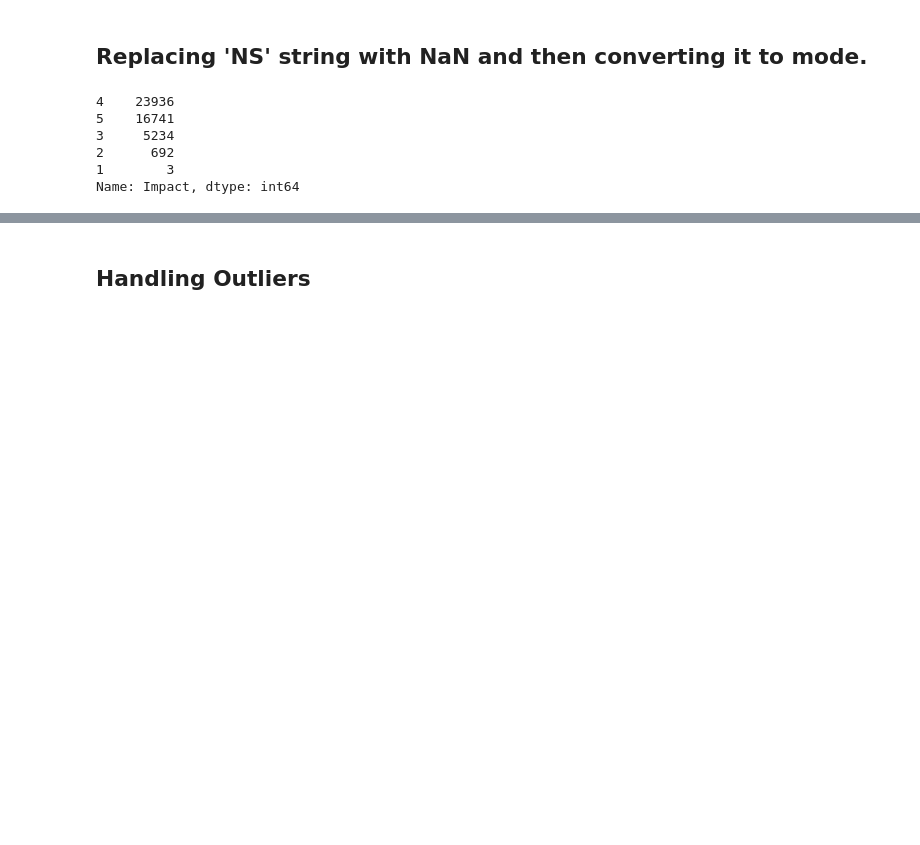
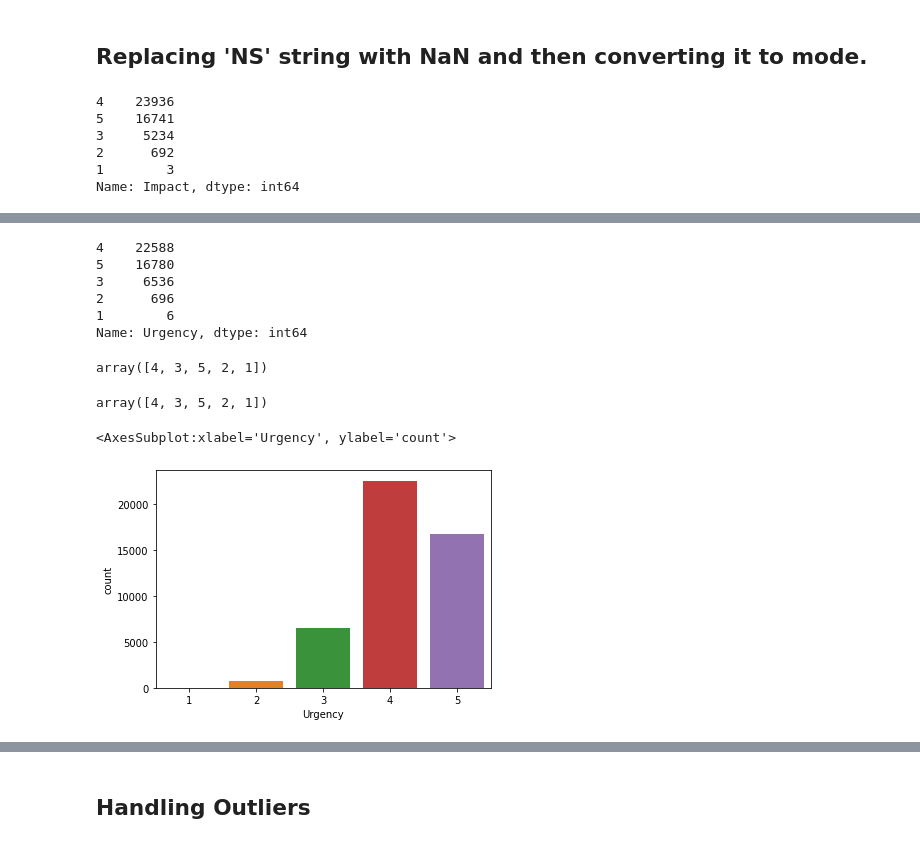
Before and after one commit to Abhi311509/ABC-Tech, a Jupyter notebook: ABC_Tech.ipynb, the cells around one changed output, grey strips where cells are left out. Cells and saved outputs as stored; diff of their text form; code cells hidden in the pictures; blank space fills up the shorter version.

```diff
--- a/ABC_Tech.ipynb
+++ b/ABC_Tech.ipynb
@@ -372,3 +372,6 @@ data['Impact'].value_counts()
 2      692
 1        3
 Name: Impact, dtype: int64
+# %%
+data.Impact = data.Impact.astype('int32')
+data.Impact.unique()
@@ -374,0 +395,26 @@ Name: Impact, dtype: int64
+# %%
+data['Urgency']=data['Urgency'].replace({'5 - Very Low': 5})
+# %%
+data.Urgency.value_counts()
+# %% [output]
+4    22588
+5    16780
+3     6536
+2      696
+1        6
+Name: Urgency, dtype: int64
+# %%
+data.Urgency=data.Urgency.astype(np.int64)
+data.Urgency.unique()
+# %% [output]
+array([4, 3, 5, 2, 1])
+# %%
+data.Priority= data.Priority.astype(np.int64)
+data.Priority.unique()
+# %% [output]
+array([4, 3, 5, 2, 1])
+# %%
+sns.countplot(x='Urgency',data=data)
+# %% [output]
+<AxesSubplot:xlabel='Urgency', ylabel='count'>
+[figure, added]
```
Also changed, not shown: parts of 41 cells of this notebook.
